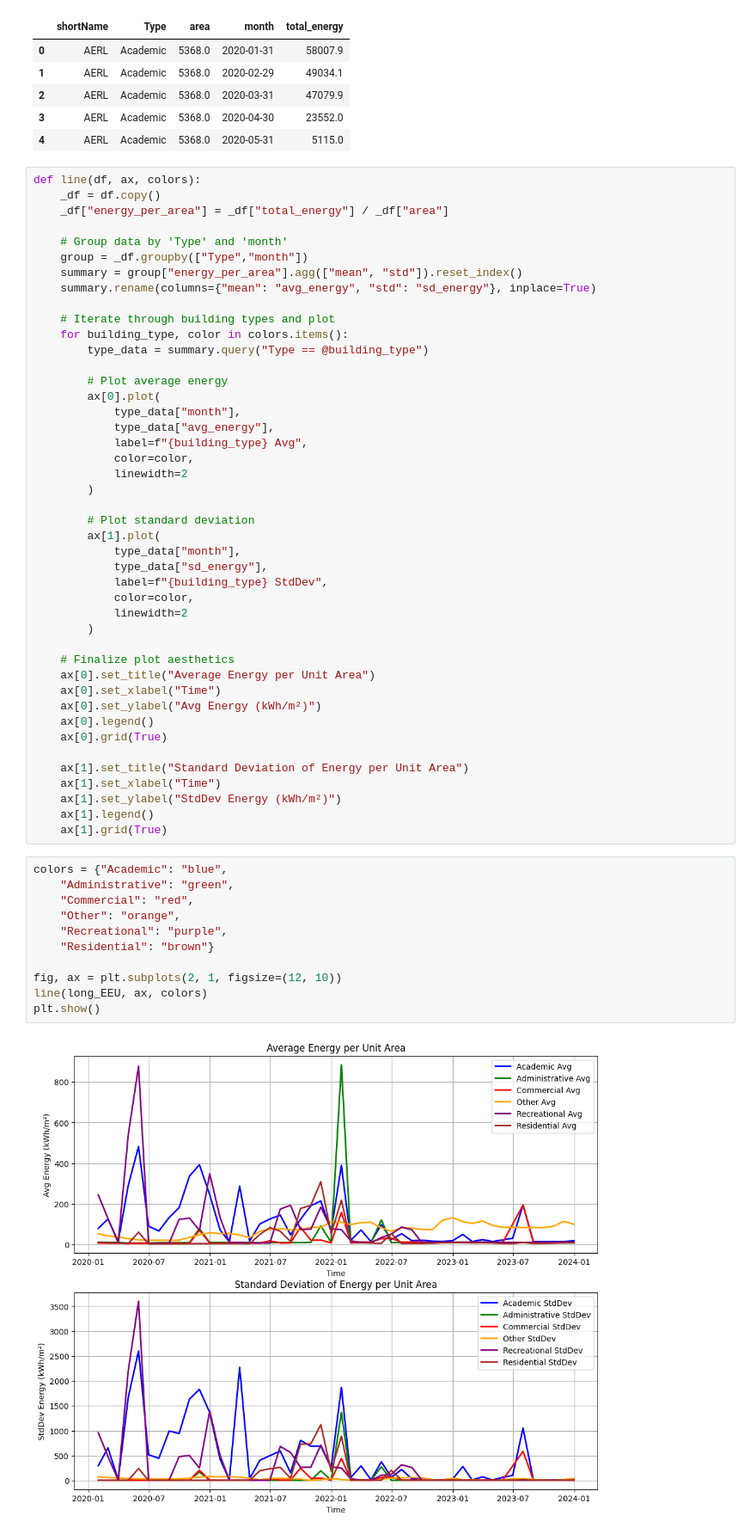
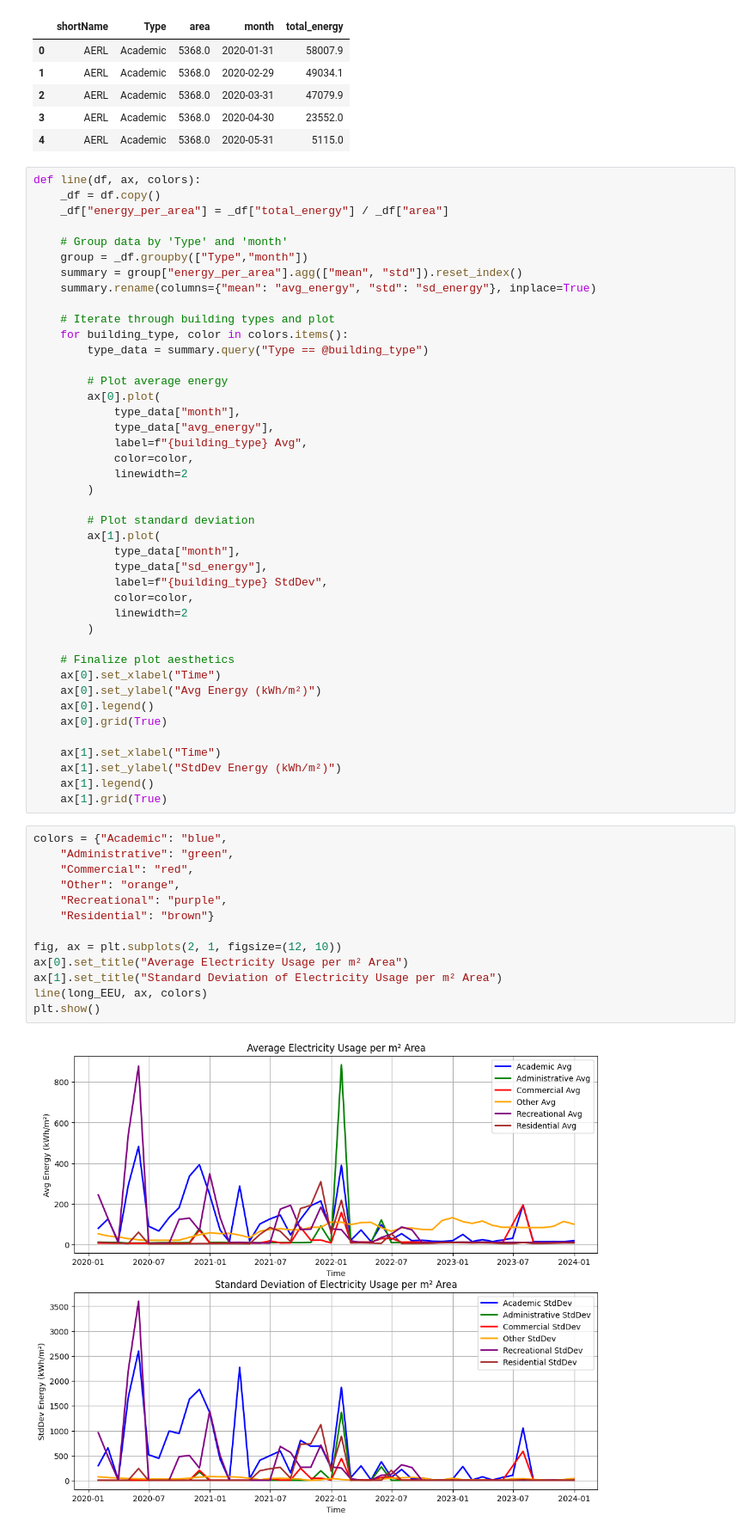
Before and after one commit to Speculatorrr/ECON323-Building-Energy-Analysis, a Jupyter notebook: Final_Project.ipynb, the cells around one changed output. Shown: that part at 86% size. Saved outputs shown, nothing was run; the diff lists cells and outputs as text.

Commit message:
title

```diff
--- a/Final_Project.ipynb
+++ b/Final_Project.ipynb
@@ -289,13 +289,11 @@ def line(df, ax, colors):
         )
 
     # Finalize plot aesthetics
-    ax[0].set_title("Average Energy per Unit Area")
     ax[0].set_xlabel("Time")
     ax[0].set_ylabel("Avg Energy (kWh/m²)")
     ax[0].legend()
     ax[0].grid(True)
 
-    ax[1].set_title("Standard Deviation of Energy per Unit Area")
     ax[1].set_xlabel("Time")
     ax[1].set_ylabel("StdDev Energy (kWh/m²)")
     ax[1].legend()
@@ -303,15 +301,17 @@ def line(df, ax, colors):
 # %%
 colors = {"Academic": "blue",
     "Administrative": "green",
     "Commercial": "red",
     "Other": "orange",
     "Recreational": "purple",
     "Residential": "brown"}
 
 fig, ax = plt.subplots(2, 1, figsize=(12, 10))
+ax[0].set_title("Average Electricity Usage per m² Area")
+ax[1].set_title("Standard Deviation of Electricity Usage per m² Area")
 line(long_EEU, ax, colors)
 plt.show()
 # %% [output]
-[figure, old version]
+[figure, new version]
 # %%
 fig, ax = plt.subplots(2, 1, figsize=(12, 10))
```
Also changed, not shown: parts of 2 cells of this notebook.
